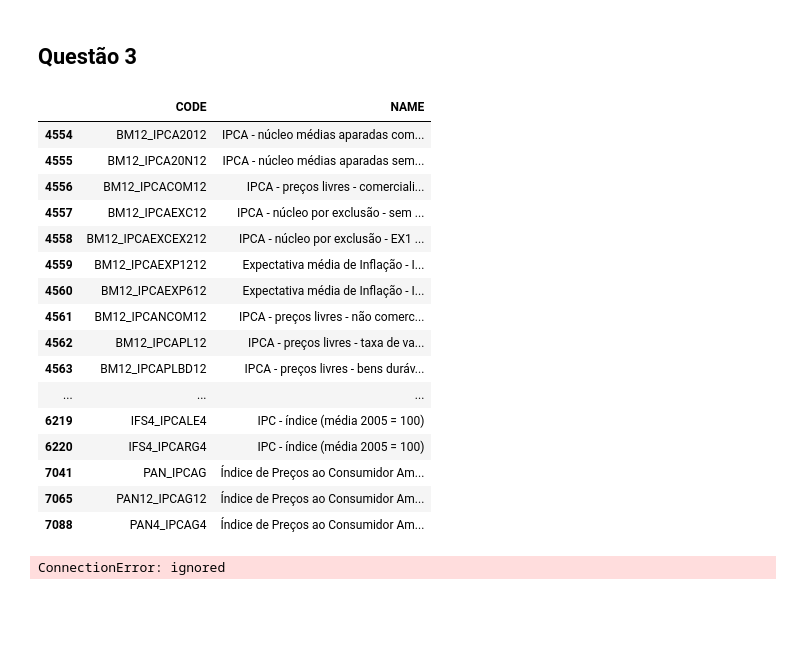
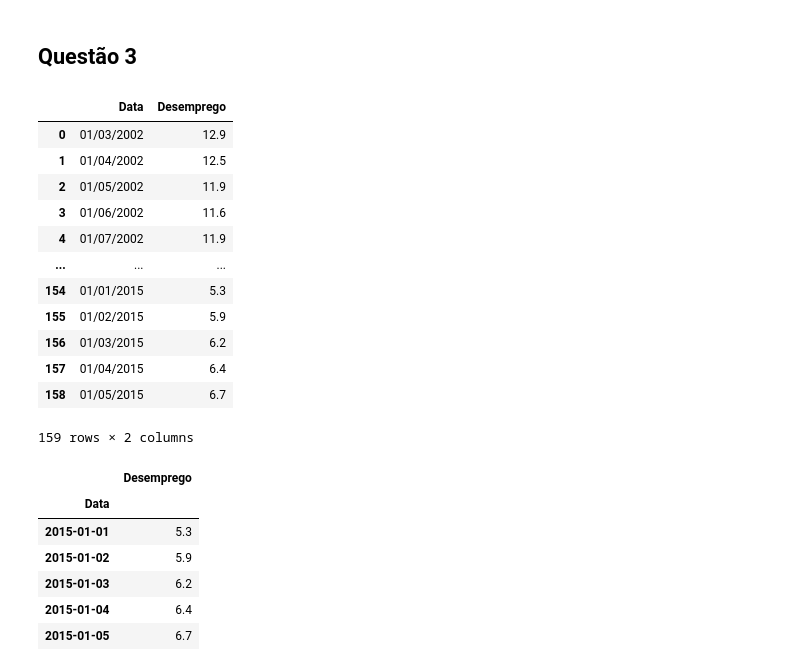
Before and after one commit to Pugianf/Big_Data_and_Public_Sector_III-Economic_Development, a Jupyter notebook: Trablaho_Final_Big_Data_e_Setor_Público_III.ipynb, the cells around one changed output. Saved outputs shown, nothing was run; the diff lists cells and outputs as text; code cells hidden in the pictures; blank space fills up the shorter version.

```diff
--- a/Trablaho_Final_Big_Data_e_Setor_Público_III.ipynb
+++ b/Trablaho_Final_Big_Data_e_Setor_Público_III.ipynb
@@ -201,24 +203,36 @@ dfSeriesIpeadata = ipeadatapy.list_series()
-# %%
-dfSeriesIpeadata[dfSeriesIpeadata['CODE'].str.contains("IPCA")]
-# %% [output]
-|  | CODE | NAME |
-| 4554 | BM12_IPCA2012 | IPCA - núcleo médias aparadas com... |
-| 4555 | BM12_IPCA20N12 | IPCA - núcleo médias aparadas sem... |
-| 4556 | BM12_IPCACOM12 | IPCA - preços livres - comerciali... |
-| 4557 | BM12_IPCAEXC12 | IPCA - núcleo por exclusão - sem ... |
-| 4558 | BM12_IPCAEXCEX212 | IPCA - núcleo por exclusão - EX1 ... |
-| 4559 | BM12_IPCAEXP1212 | Expectativa média de Inflação - I... |
-| 4560 | BM12_IPCAEXP612 | Expectativa média de Inflação - I... |
-| 4561 | BM12_IPCANCOM12 | IPCA - preços livres - não comerc... |
-| 4562 | BM12_IPCAPL12 | IPCA - preços livres - taxa de va... |
-| 4563 | BM12_IPCAPLBD12 | IPCA - preços livres - bens duráv... |
-| ... | ... | ... |
-| 6219 | IFS4_IPCALE4 | IPC - índice (média 2005 = 100) |
-| 6220 | IFS4_IPCARG4 | IPC - índice (média 2005 = 100) |
-| 7041 | PAN_IPCAG | Índice de Preços ao Consumidor Am... |
-| 7065 | PAN12_IPCAG12 | Índice de Preços ao Consumidor Am... |
-| 7088 | PAN4_IPCAG4 | Índice de Preços ao Consumidor Am... |
-# %%
-dfIPCA = ipeadatapy.timeseries('PAN12_IPCAG12')
-# %% [output]
-ConnectionError: ignored
+# %%
+# puxando a base de dados
+
+dfDesemprego = pd.read_csv('/content/drive/MyDrive/IDP/Dataset/PAN12_TD12.csv', sep=';')
+
+dfDesemprego
+# %% [output]
+|  | Data | Desemprego |
+| 0 | 01/03/2002 | 12.9 |
+| 1 | 01/04/2002 | 12.5 |
+| 2 | 01/05/2002 | 11.9 |
+| 3 | 01/06/2002 | 11.6 |
+| 4 | 01/07/2002 | 11.9 |
+| ... | ... | ... |
+| 154 | 01/01/2015 | 5.3 |
+| 155 | 01/02/2015 | 5.9 |
+| 156 | 01/03/2015 | 6.2 |
+| 157 | 01/04/2015 | 6.4 |
+| 158 | 01/05/2015 | 6.7 |
+159 rows × 2 columns
+# %%
+# configurando a base de dados
+
+dfDesemprego['Data'] = pd.to_datetime(dfDesemprego.Data)
+
+dfDesemprego.set_index('Data', inplace=True)
+
+dfDesemprego.tail(5)
+# %% [output]
+|  | Desemprego |
+| Data |  |
+| 2015-01-01 | 5.3 |
+| 2015-01-02 | 5.9 |
+| 2015-01-03 | 6.2 |
+| 2015-01-04 | 6.4 |
+| 2015-01-05 | 6.7 |
```
Also changed, not shown: parts of 3 cells of this notebook.
